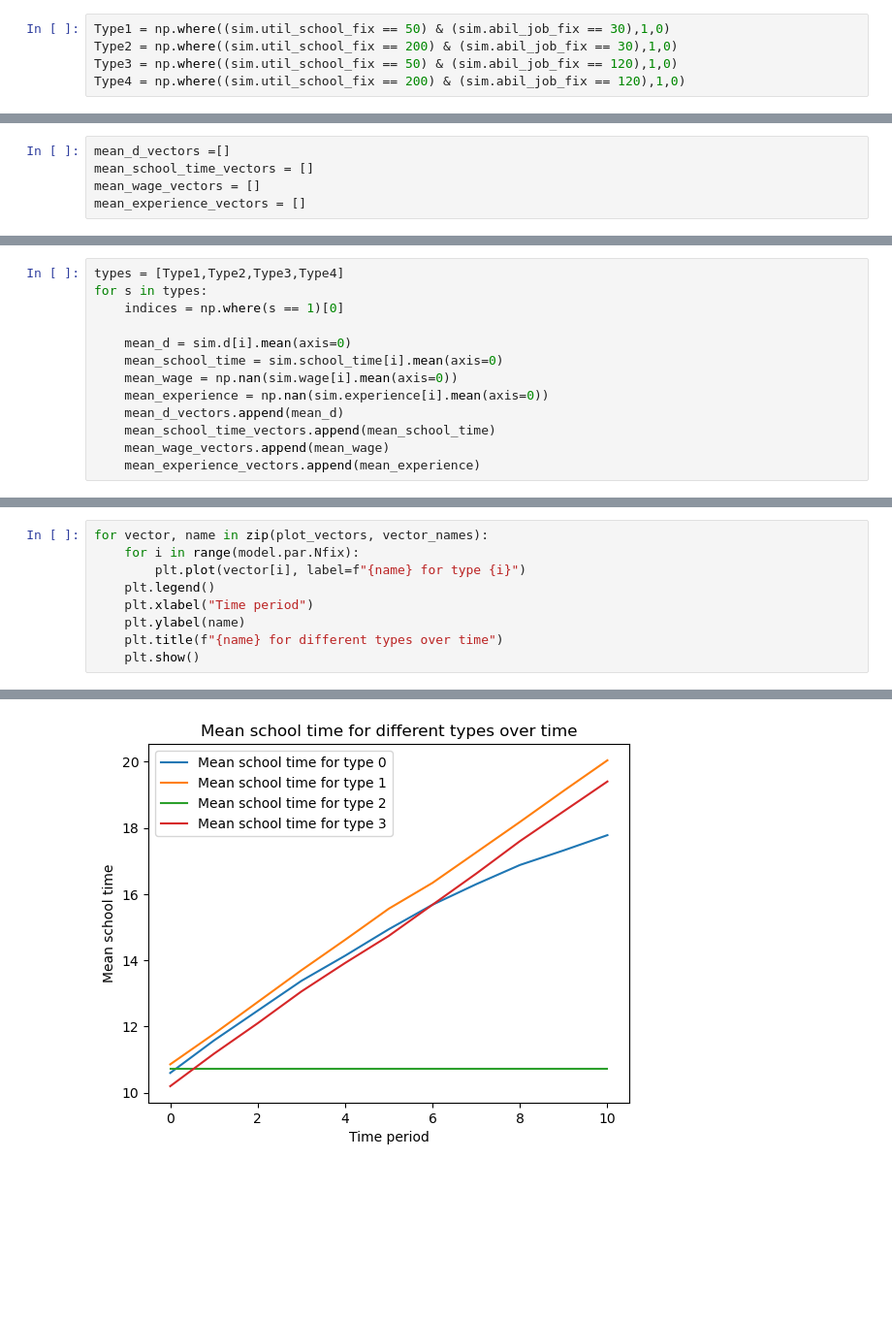
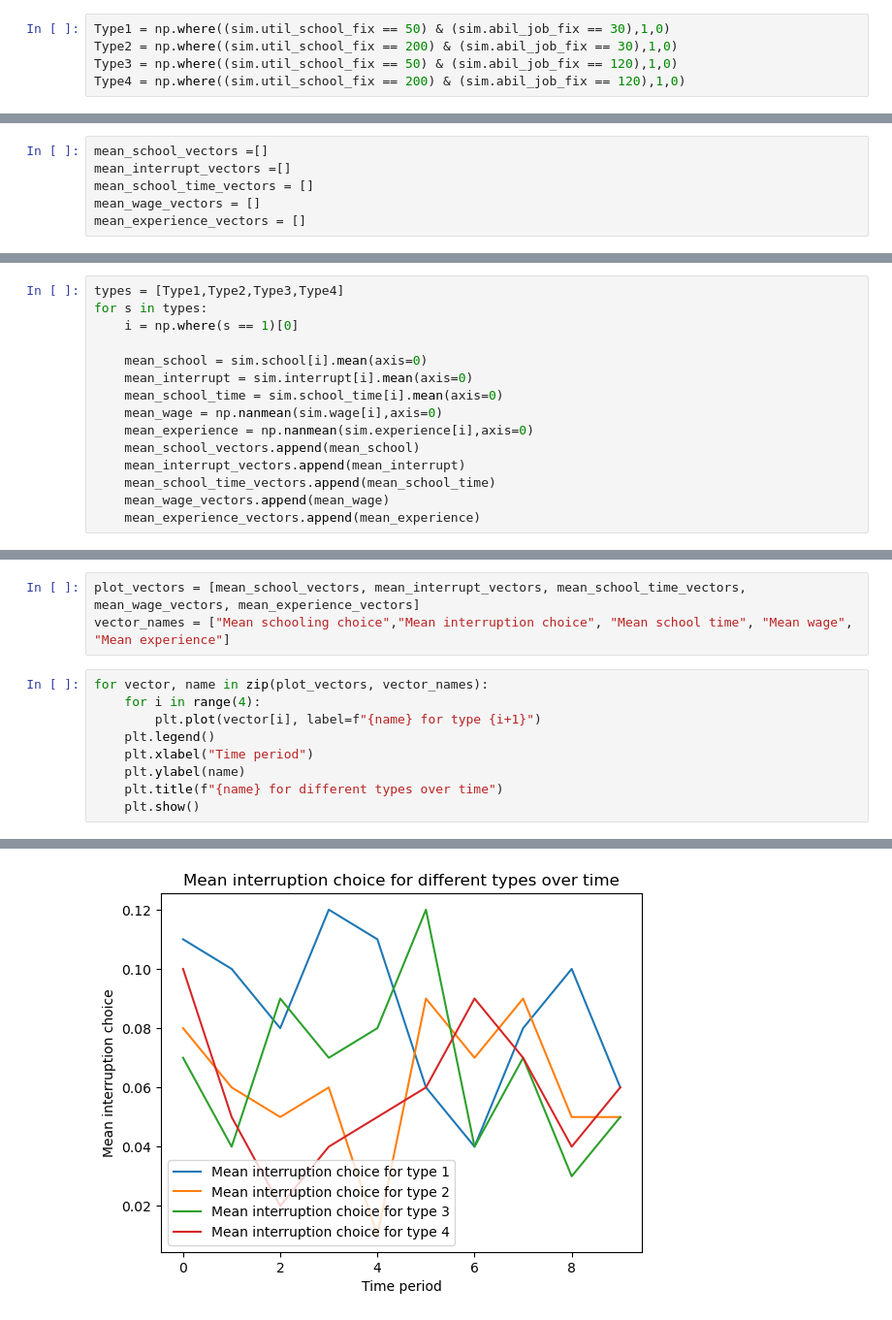
Before and after one commit to fls808/Dynamic-Programming, a Jupyter notebook: Model_Astrid.ipynb, the cells around one changed output, grey strips where cells are left out. Shown at 97% size. Saved outputs shown, nothing was run; the diff lists cells and outputs as text; blank space fills up the shorter version.

```diff
--- a/Model_Astrid.ipynb
+++ b/Model_Astrid.ipynb
@@ -453,5 +343,6 @@ AssertionError: experience contains NaN values
 # %%
-mean_d_vectors =[]
+mean_school_vectors =[]
+mean_interrupt_vectors =[]
 mean_school_time_vectors = []
 mean_wage_vectors = []
 mean_experience_vectors = []
@@ -474,13 +349,15 @@ array([[           nan,            nan,            nan, ...,
 # %%
 types = [Type1,Type2,Type3,Type4]
 for s in types:
-    indices = np.where(s == 1)[0]
+    i = np.where(s == 1)[0]
 
-    mean_d = sim.d[i].mean(axis=0)
+    mean_school = sim.school[i].mean(axis=0)
+    mean_interrupt = sim.interrupt[i].mean(axis=0)
     mean_school_time = sim.school_time[i].mean(axis=0)
-    mean_wage = np.nan(sim.wage[i].mean(axis=0))
-    mean_experience = np.nan(sim.experience[i].mean(axis=0))
-    mean_d_vectors.append(mean_d)
+    mean_wage = np.nanmean(sim.wage[i],axis=0)
+    mean_experience = np.nanmean(sim.experience[i],axis=0)
+    mean_school_vectors.append(mean_school)
+    mean_interrupt_vectors.append(mean_interrupt)
     mean_school_time_vectors.append(mean_school_time)
     mean_wage_vectors.append(mean_wage)
     mean_experience_vectors.append(mean_experience)
@@ -524,7 +373,10 @@ mean_wage_vectors
+# %%
+plot_vectors = [mean_school_vectors, mean_interrupt_vectors, mean_school_time_vectors, mean_wage_vectors, mean_experience_vectors]
+vector_names = ["Mean schooling choice","Mean interruption choice", "Mean school time", "Mean wage", "Mean experience"]
 # %%
 for vector, name in zip(plot_vectors, vector_names):
-    for i in range(model.par.Nfix):
-        plt.plot(vector[i], label=f"{name} for type {i}")
+    for i in range(4):
+        plt.plot(vector[i], label=f"{name} for type {i+1}")
     plt.legend()
     plt.xlabel("Time period")
     plt.ylabel(name)
@@ -535 +387 @@ for vector, name in zip(plot_vectors, vector_names):
-[figure, old version]
+[figure, new version]
```
Also changed, not shown: parts of 17 cells of this notebook, 6 other files.
